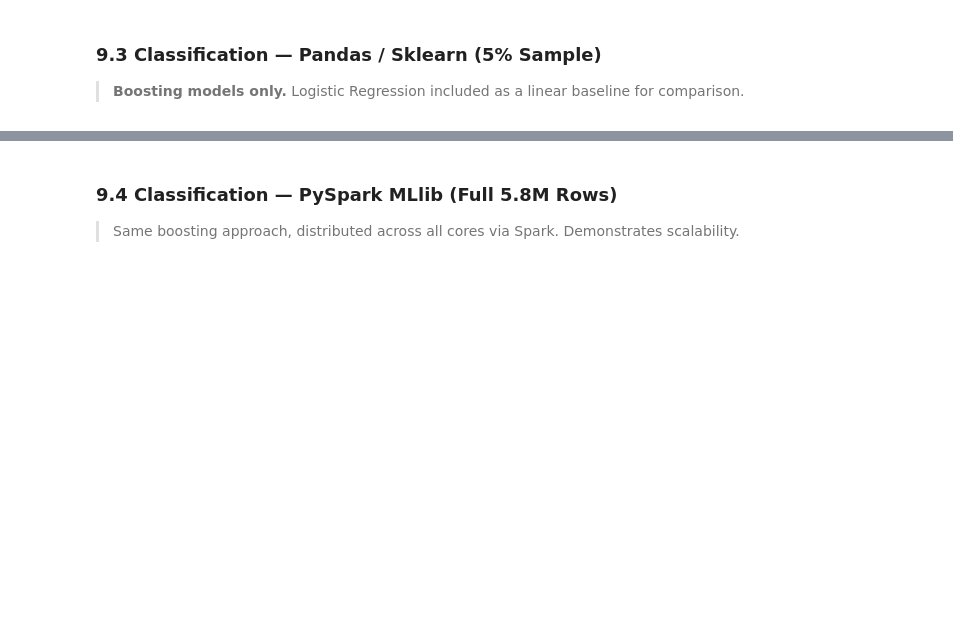
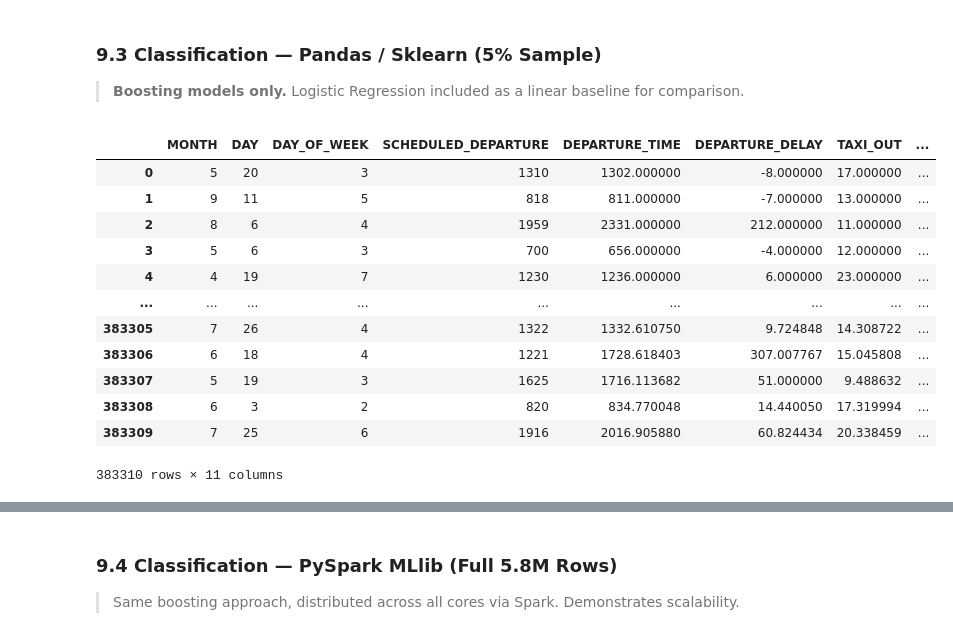
Before and after one commit to omarhashem80/us-domestic-flights-delay-prediction, a Jupyter notebook: Flight_Delays_and_Cancellations.ipynb, the cells around one changed output, grey strips where cells are left out. Drawn from its saved outputs; the diff is of its cells as text; code cells hidden in the pictures; blank space fills up the shorter version.

```diff
--- a/Flight_Delays_and_Cancellations.ipynb
+++ b/Flight_Delays_and_Cancellations.ipynb
@@ -974,3 +895,19 @@ Baseline regressor: predict mean = 4.3 min for every flight
 ### 9.3 Classification — Pandas / Sklearn (5% Sample)
 
 > **Boosting models only.** Logistic Regression included as a linear baseline for comparison.
+# %%
+X_train_bal
+# %% [output]
+|  | MONTH | DAY | DAY_OF_WEEK | SCHEDULED_DEPARTURE | DEPARTURE_TIME | DEPARTURE_DELAY | TAXI_OUT | ... |
+| 0 | 5 | 20 | 3 | 1310 | 1302.000000 | -8.000000 | 17.000000 | ... |
+| 1 | 9 | 11 | 5 | 818 | 811.000000 | -7.000000 | 13.000000 | ... |
+| 2 | 8 | 6 | 4 | 1959 | 2331.000000 | 212.000000 | 11.000000 | ... |
+| 3 | 5 | 6 | 3 | 700 | 656.000000 | -4.000000 | 12.000000 | ... |
+| 4 | 4 | 19 | 7 | 1230 | 1236.000000 | 6.000000 | 23.000000 | ... |
+| ... | ... | ... | ... | ... | ... | ... | ... | ... |
+| 383305 | 7 | 26 | 4 | 1322 | 1332.610750 | 9.724848 | 14.308722 | ... |
+| 383306 | 6 | 18 | 4 | 1221 | 1728.618403 | 307.007767 | 15.045808 | ... |
+| 383307 | 5 | 19 | 3 | 1625 | 1716.113682 | 51.000000 | 9.488632 | ... |
+| 383308 | 6 | 3 | 2 | 820 | 834.770048 | 14.440050 | 17.319994 | ... |
+| 383309 | 7 | 25 | 6 | 1916 | 2016.905880 | 60.824434 | 20.338459 | ... |
+383310 rows × 11 columns
```
Also changed, not shown: parts of 71 cells of this notebook.
